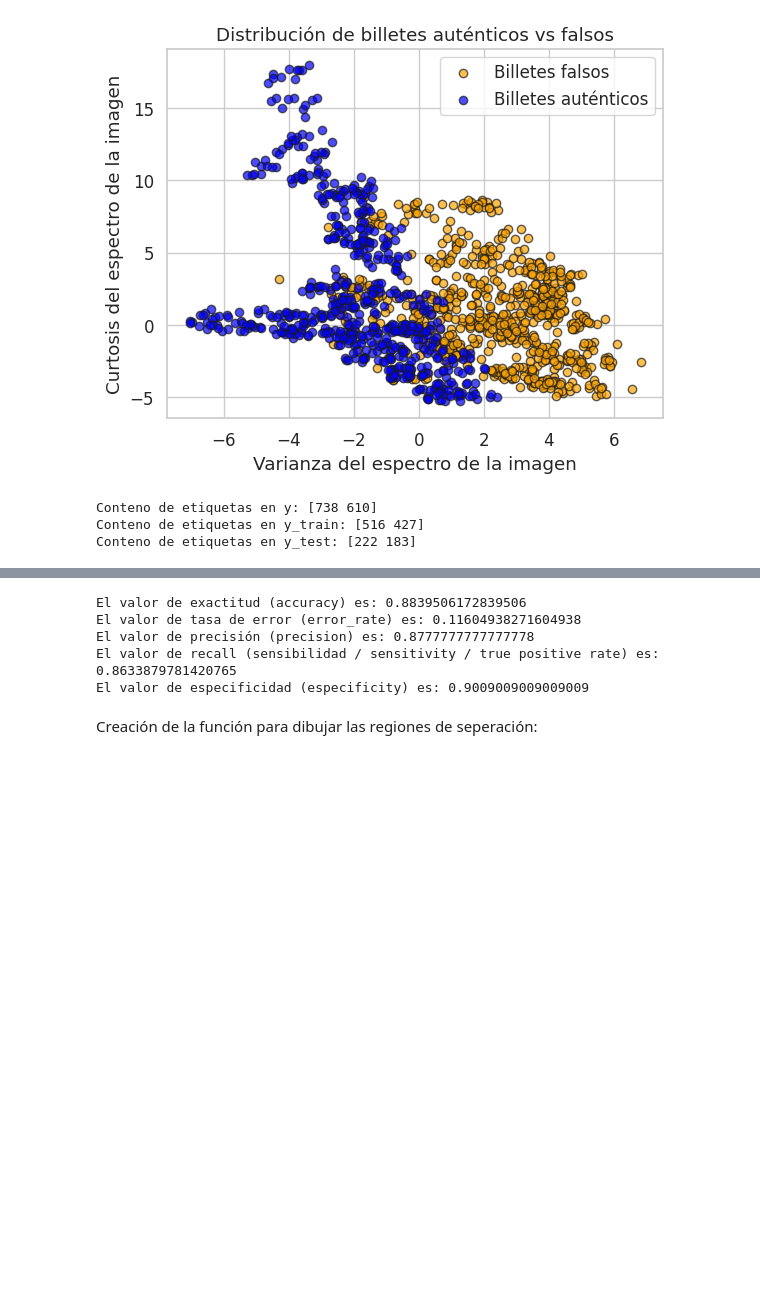
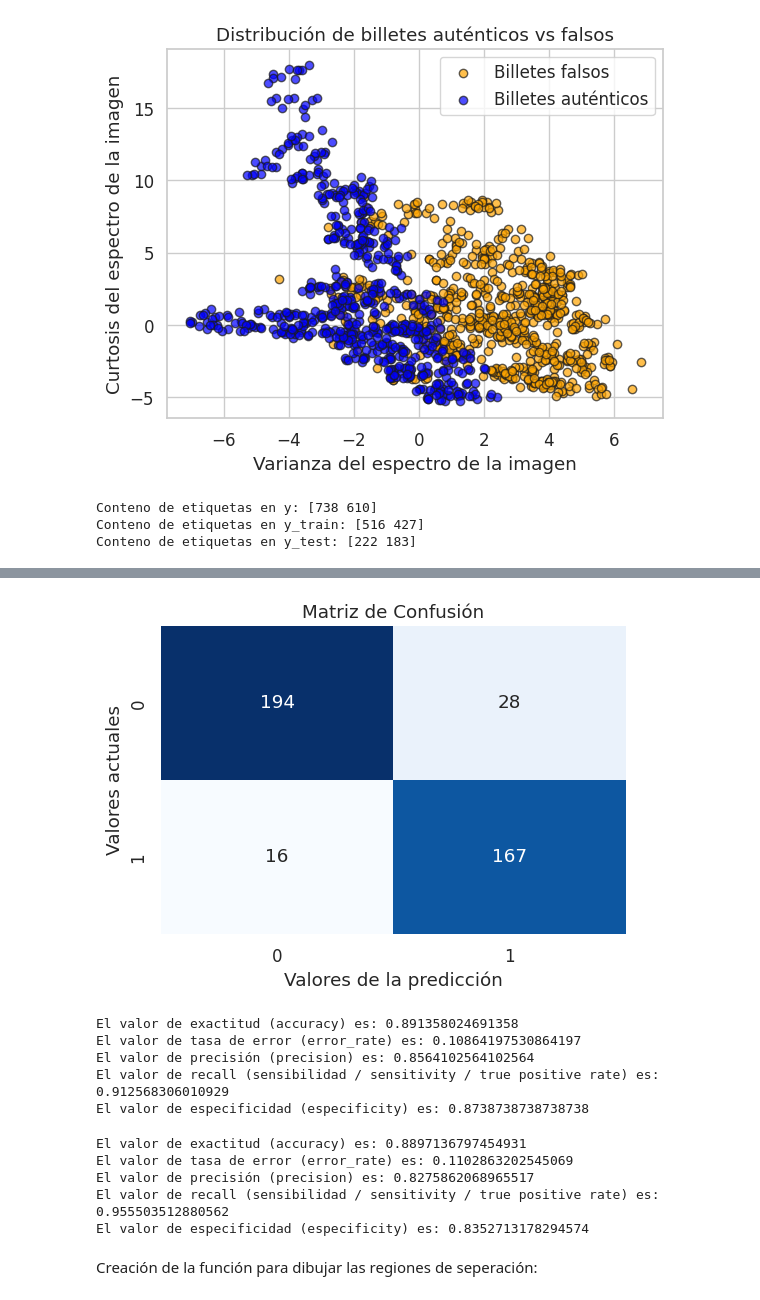
Before and after one commit to MiguelAngeloTr/Aprendizaje_Automatico, a Jupyter notebook: SEMANA_6/Tarea4/Tarea_SVM.ipynb, the cells around one changed output, grey strips where cells are left out. Saved outputs shown, nothing was run; the diff lists cells and outputs as text; code cells hidden in the pictures; blank space fills up the shorter version.

```diff
--- a/SEMANA_6/Tarea4/Tarea_SVM.ipynb
+++ b/SEMANA_6/Tarea4/Tarea_SVM.ipynb
@@ -347,3 +324,13 @@ plt.show()
+# %%
+# Graficar la matriz de confusión test
+plt.figure(figsize=(6, 4))
+sns.heatmap(cm_test, annot=True, cmap='Blues', fmt='g', cbar=False)
+plt.xlabel('Valores de la predicción')
+plt.ylabel('Valores actuales')
+plt.title('Matriz de Confusión')
+plt.show()
+# %% [output]
+[figure, added]
 # %%
 #-- Calcular todas las métricas explicadas en el aula de clase que se pueden obtener a partir de
 #-- los resultados obtenidos en el ítem 5.5.
@@ -362,22 +349,39 @@ class metricas_matriz_confusion(object):
         self.precision = (self.TP)/(self.TP+self.FP)
         self.recall = (self.TP)/(self.TP+self.FN)
         self.especificity = (self.TN)/(self.TN+self.FP)
-
-
-#Calcular las metricas de la matriz de confusion
-metrics_ppn_1 =metricas_matriz_confusion(cm_lr_1)
-
-print("El valor de exactitud (accuracy) es: " + str(metrics_ppn_1.accuracy))
-print("El valor de tasa de error (error_rate) es: " + str(metrics_ppn_1.error_rate))
-print("El valor de precisión (precision) es: " + str(metrics_ppn_1.precision))
-print("El valor de recall (sensibilidad / sensitivity / true positive rate) es: " + str(metrics_ppn_1.recall))
-print("El valor de especificidad (especificity) es: " + str(metrics_ppn_1.especificity))
-# %% [output]
-El valor de exactitud (accuracy) es: 0.8839506172839506
-El valor de tasa de error (error_rate) es: 0.11604938271604938
-El valor de precisión (precision) es: 0.8777777777777778
-El valor de recall (sensibilidad / sensitivity / true positive rate) es: 0.8633879781420765
-El valor de especificidad (especificity) es: 0.9009009009009009
+# %%
+#Test
+
+#Calcular las metricas de la matriz de confusion
+metrics_ppn_1 =metricas_matriz_confusion(cm_test)
+
+
+print("El valor de exactitud (accuracy) es: " + str(metrics_ppn_1.accuracy))
+print("El valor de tasa de error (error_rate) es: " + str(metrics_ppn_1.error_rate))
+print("El valor de precisión (precision) es: " + str(metrics_ppn_1.precision))
+print("El valor de recall (sensibilidad / sensitivity / true positive rate) es: " + str(metrics_ppn_1.recall))
+print("El valor de especificidad (especificity) es: " + str(metrics_ppn_1.especificity))
+# %% [output]
+El valor de exactitud (accuracy) es: 0.891358024691358
+El valor de tasa de error (error_rate) es: 0.10864197530864197
+El valor de precisión (precision) es: 0.8564102564102564
+El valor de recall (sensibilidad / sensitivity / true positive rate) es: 0.912568306010929
+El valor de especificidad (especificity) es: 0.8738738738738738
+# %%
+#Train
+metrics_ppn_2 =metricas_matriz_confusion(cm_train)
+
+print("El valor de exactitud (accuracy) es: " + str(metrics_ppn_2.accuracy))
+print("El valor de tasa de error (error_rate) es: " + str(metrics_ppn_2.error_rate))
+print("El valor de precisión (precision) es: " + str(metrics_ppn_2.precision))
+print("El valor de recall (sensibilidad / sensitivity / true positive rate) es: " + str(metrics_ppn_2.recall))
+print("El valor de especificidad (especificity) es: " + str(metrics_ppn_2.especificity))
+# %% [output]
+El valor de exactitud (accuracy) es: 0.8897136797454931
+El valor de tasa de error (error_rate) es: 0.1102863202545069
+El valor de precisión (precision) es: 0.8275862068965517
+El valor de recall (sensibilidad / sensitivity / true positive rate) es: 0.955503512880562
+El valor de especificidad (especificity) es: 0.8352713178294574
 # %% [markdown]
 Creación de la función para dibujar las regiones de seperación:
 # %%
```
Also changed, not shown: parts of 14 cells of this notebook.
